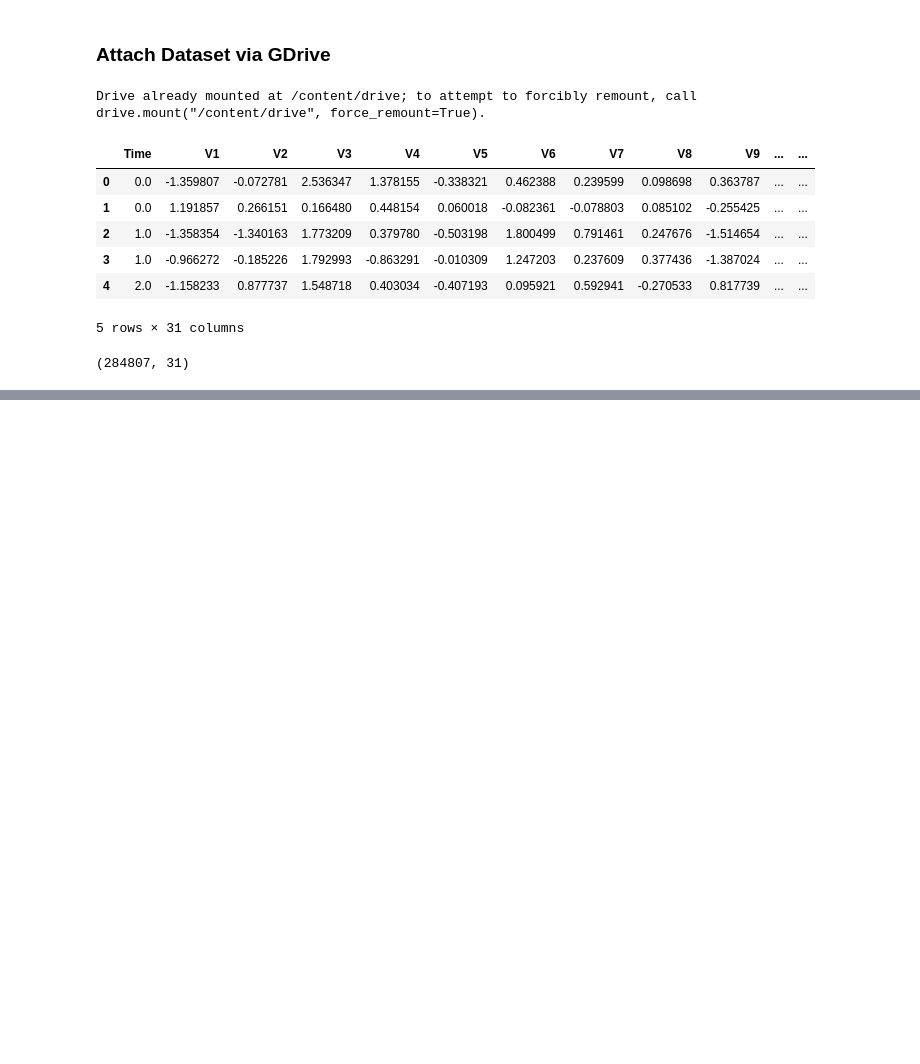
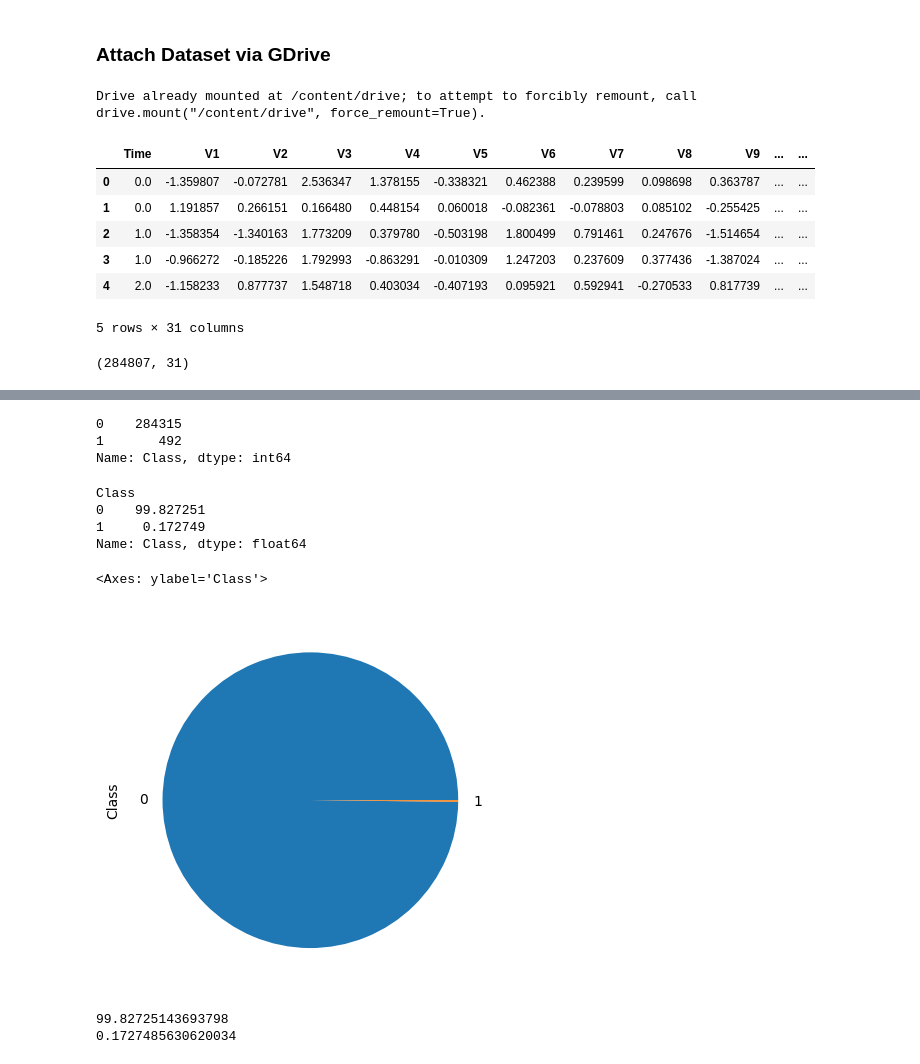
Before and after one commit to Muddejosh/Credit-card-fraud-Detection, a Jupyter notebook: main.ipynb, the cells around one changed output, grey strips where cells are left out. Drawn from its saved outputs; the diff is of its cells as text; code cells hidden in the pictures; blank space fills up the shorter version.

Commit message:
Visualizing distributions

```diff
--- a/main.ipynb
+++ b/main.ipynb
@@ -64,0 +99,38 @@ df.shape
+# %%
+# checking the distribution of a target variable
+# in this case, 'class' because it marks if the transaction as fraudulent or legit.
+# the banks know best how they detected this, haha, since am just using an extracted dataset by European firms
+
+
+df['Class'].value_counts()
+# %% [output]
+0    284315
+1       492
+Name: Class, dtype: int64
+# %%
+# checking the distribution of a target variable in percentage
+
+print((df.groupby('Class')['Class'].count()/df['Class'].count())*100)
+# %% [output]
+Class
+0    99.827251
+1     0.172749
+Name: Class, dtype: float64
+# %%
+# visualizing this distribution for clear observation (note the data imbalance)
+
+((df.groupby('Class')['Class'].count()/df['Class'].count())*100).plot.pie()
+# %% [output]
+<Axes: ylabel='Class'>
+[figure, added]
+# %%
+# % distribution of normal vs fraud
+classes= df['Class'].value_counts()
+normal_share=classes[0]/df['Class'].count()*100
+fraud_share=classes[1]/df['Class'].count()*100
+
+print(normal_share)
+print(fraud_share)
+# %% [output]
+99.82725143693798
+0.1727485630620034
```
Also changed, not shown: parts of 4 cells of this notebook.
